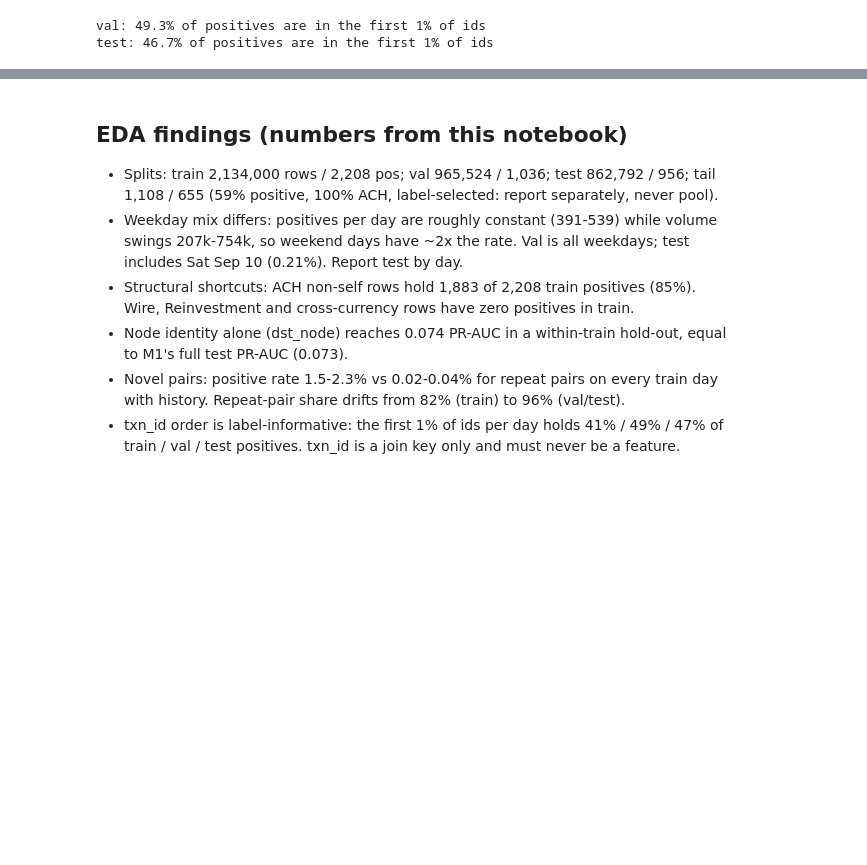
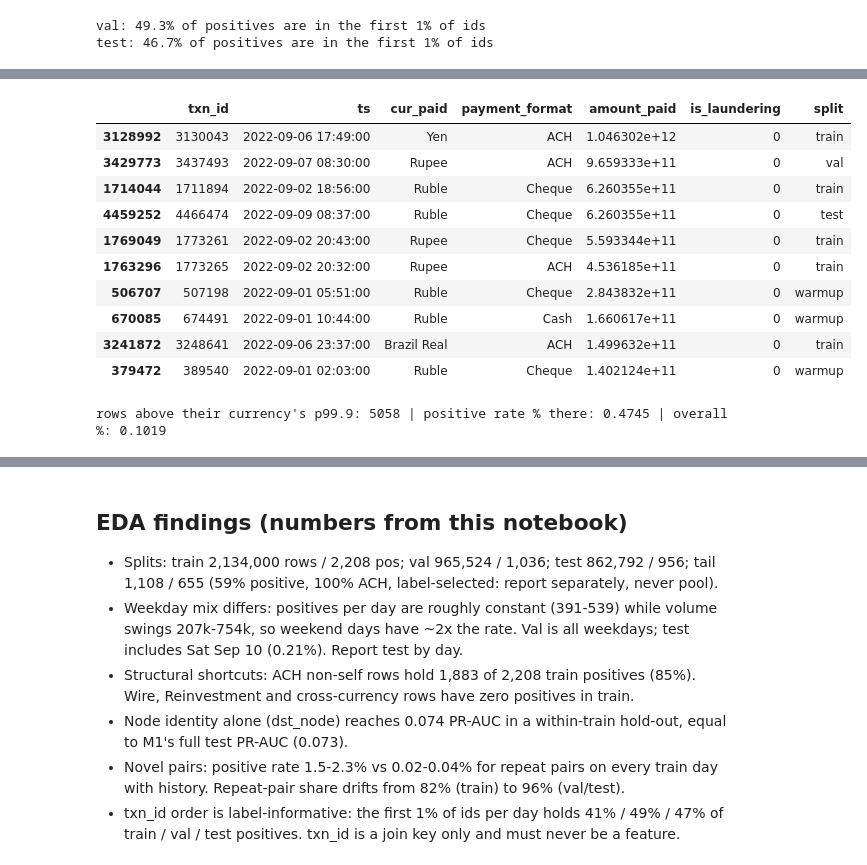
Before and after one commit to YADHRA/pods_AML, a Jupyter notebook: notebooks/01_eda.ipynb, the cells around one changed output, grey strips where cells are left out. Drawn from its saved outputs; the diff is of its cells as text; code cells hidden in the pictures; blank space fills up the shorter version.

```diff
--- a/notebooks/01_eda.ipynb
+++ b/notebooks/01_eda.ipynb
@@ -1109,0 +1140,21 @@ test: 46.7% of positives are in the first 1% of ids
+# %%
+# ---- Outliers: what are the extreme amounts? ----
+display(df.nlargest(10, 'amount_paid')[['txn_id','ts','cur_paid','payment_format','amount_paid','is_laundering','split']])
+p999 = df.groupby('cur_paid', observed=True)['amount_paid'].transform(lambda s: s.quantile(.999))
+ext = df.amount_paid > p999
+print("rows above their currency's p99.9:", int(ext.sum()),
+      "| positive rate % there:", round(100*df.loc[ext, 'is_laundering'].mean(), 4),
+      "| overall %:", round(100*df.is_laundering.mean(), 4))
+# %% [output]
+|  | txn_id | ts | cur_paid | payment_format | amount_paid | is_laundering | split |
+| 3128992 | 3130043 | 2022-09-06 17:49:00 | Yen | ACH | 1.046302e+12 | 0 | train |
+| 3429773 | 3437493 | 2022-09-07 08:30:00 | Rupee | ACH | 9.659333e+11 | 0 | val |
+| 1714044 | 1711894 | 2022-09-02 18:56:00 | Ruble | Cheque | 6.260355e+11 | 0 | train |
+| 4459252 | 4466474 | 2022-09-09 08:37:00 | Ruble | Cheque | 6.260355e+11 | 0 | test |
+| 1769049 | 1773261 | 2022-09-02 20:43:00 | Rupee | Cheque | 5.593344e+11 | 0 | train |
+| 1763296 | 1773265 | 2022-09-02 20:32:00 | Rupee | ACH | 4.536185e+11 | 0 | train |
+| 506707 | 507198 | 2022-09-01 05:51:00 | Ruble | Cheque | 2.843832e+11 | 0 | warmup |
+| 670085 | 674491 | 2022-09-01 10:44:00 | Ruble | Cash | 1.660617e+11 | 0 | warmup |
+| 3241872 | 3248641 | 2022-09-06 23:37:00 | Brazil Real | ACH | 1.499632e+11 | 0 | train |
+| 379472 | 389540 | 2022-09-01 02:03:00 | Ruble | Cheque | 1.402124e+11 | 0 | warmup |
+rows above their currency's p99.9: 5058 | positive rate % there: 0.4745 | overall %: 0.1019
```
Also changed, not shown: parts of 4 cells of this notebook.
